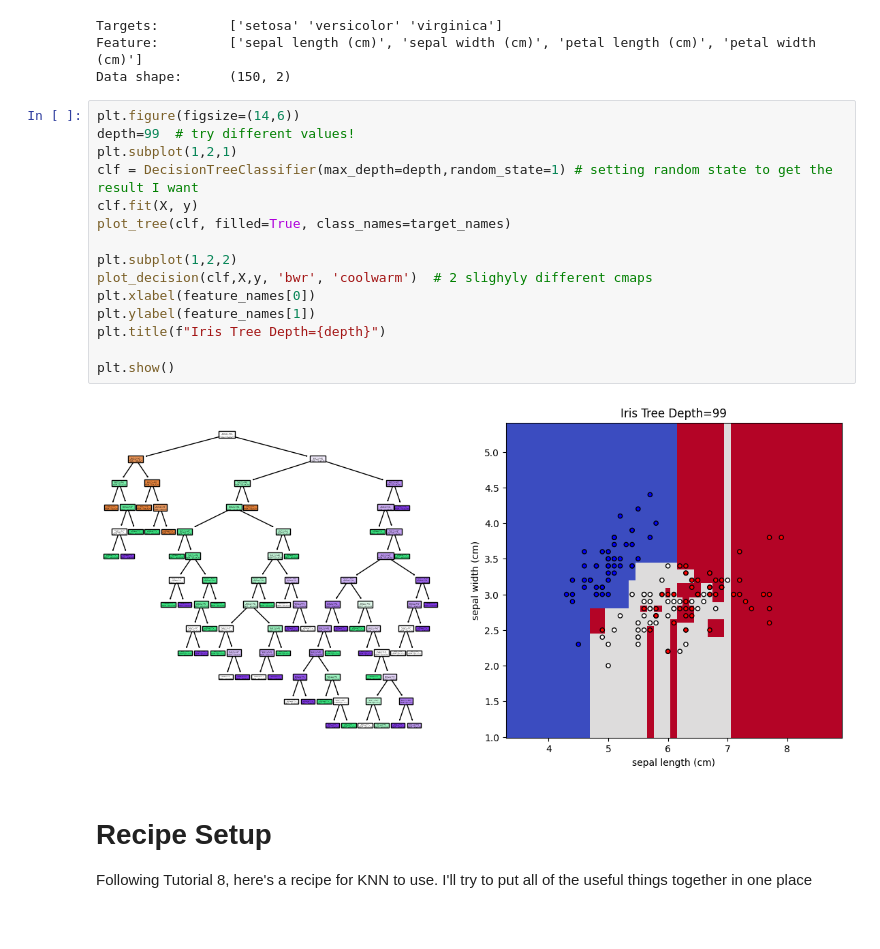
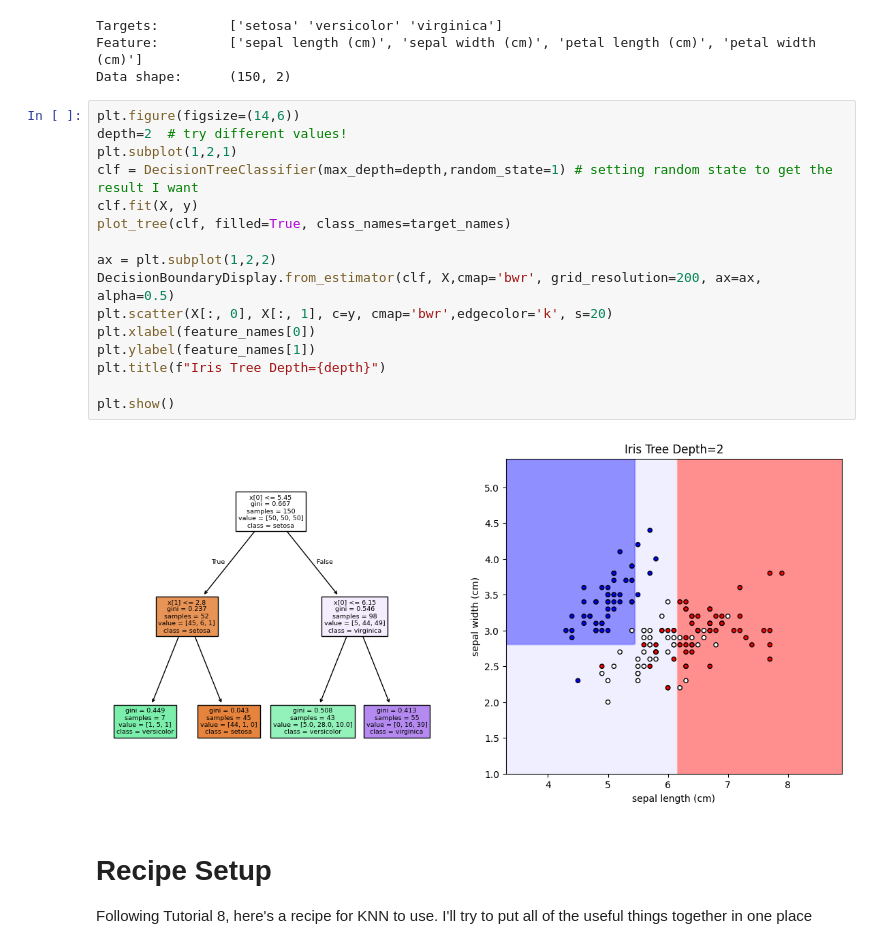
Before and after one commit to mdaugherity/MachineLearning2024, a Jupyter notebook: tutorial/Tutorial_10_Decision_Trees.ipynb, the cells around one changed output. Drawn from its saved outputs; the diff is of its cells as text.

```diff
--- a/tutorial/Tutorial_10_Decision_Trees.ipynb
+++ b/tutorial/Tutorial_10_Decision_Trees.ipynb
@@ -178,21 +168,22 @@ Feature:         ['sepal length (cm)', 'sepal width (cm)', 'petal length (cm)',
 Data shape:      (150, 2)
 # %%
 plt.figure(figsize=(14,6))
-depth=99  # try different values!
+depth=2  # try different values!
 plt.subplot(1,2,1)
 clf = DecisionTreeClassifier(max_depth=depth,random_state=1) # setting random state to get the result I want
 clf.fit(X, y)
 plot_tree(clf, filled=True, class_names=target_names)
 
-plt.subplot(1,2,2)
-plot_decision(clf,X,y, 'bwr', 'coolwarm')  # 2 slighyly different cmaps
+ax = plt.subplot(1,2,2)
+DecisionBoundaryDisplay.from_estimator(clf, X,cmap='bwr', grid_resolution=200, ax=ax, alpha=0.5)
+plt.scatter(X[:, 0], X[:, 1], c=y, cmap='bwr',edgecolor='k', s=20)
 plt.xlabel(feature_names[0])
 plt.ylabel(feature_names[1])
 plt.title(f"Iris Tree Depth={depth}")
 
 plt.show()
 # %% [output]
-[figure, old version]
+[figure, new version]
 # %% [markdown]
 # Recipe Setup
 Following Tutorial 8, here's a recipe for KNN to use.  I'll try to put all of the useful things together in one place
```
Also changed, not shown: parts of 14 cells of this notebook.
